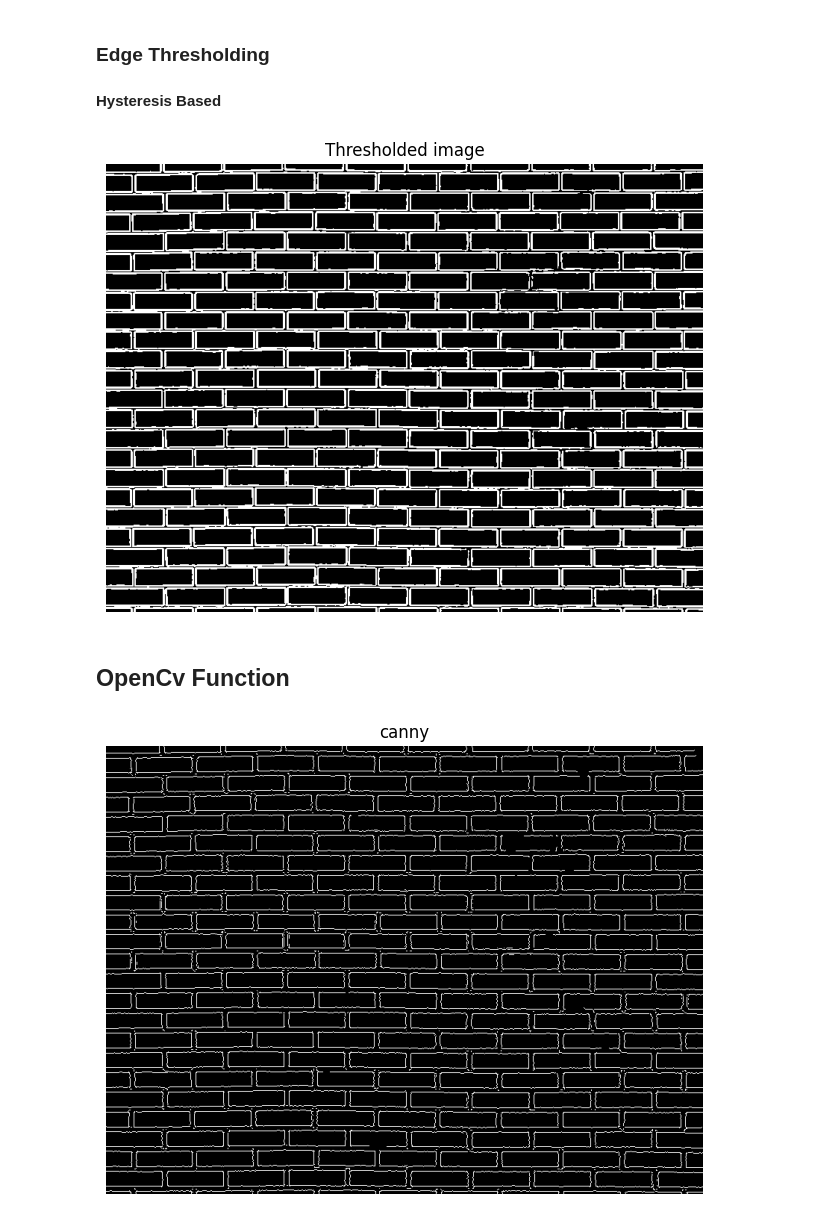
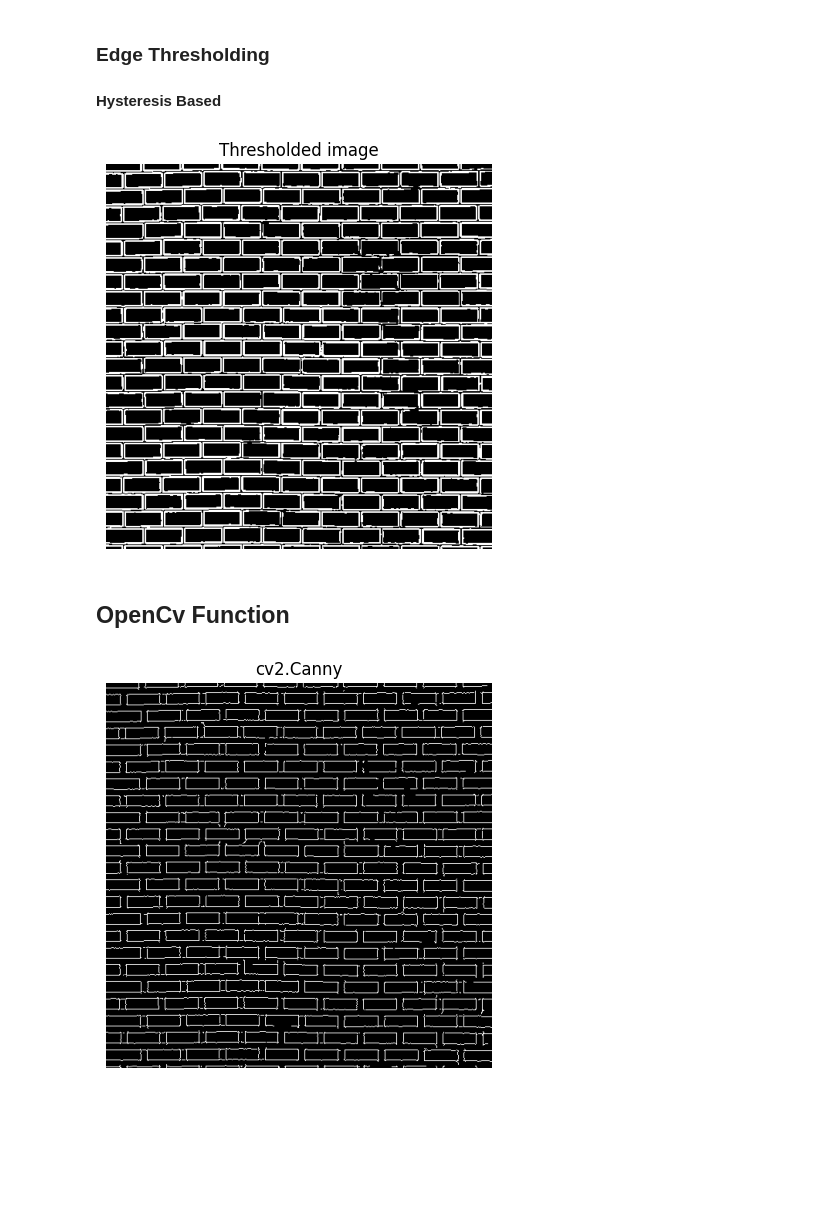
Before and after one commit to GeraGzGm/My_Courses, a Jupyter notebook: Fisrt Principles of Computer Vision/Features and Boundaries/Edge Detection Canny/CannyEdgeDetector.ipynb, the cells around one changed output. Saved outputs shown, nothing was run; the diff lists cells and outputs as text; code cells hidden in the pictures; blank space fills up the shorter version.

Commit message:
CannyEdgeDetector

```diff
--- a/Fisrt Principles of Computer Vision/Features and Boundaries/Edge Detection Canny/CannyEdgeDetector.ipynb
+++ b/Fisrt Principles of Computer Vision/Features and Boundaries/Edge Detection Canny/CannyEdgeDetector.ipynb
@@ -23,7 +23,7 @@ def plot_img(img, title):
     plt.show()
 # %%
 img_color = cv2.imread(dir_path+im_name) #Read image in grey scale
-img_color = cv2.resize(img_color, (800,600), interpolation = cv2.INTER_CUBIC)
+img_color = cv2.resize(img_color, (500,500), interpolation = cv2.INTER_CUBIC)
 img = cv2.cvtColor(img_color,cv2.COLOR_BGR2GRAY)
 plot_img(img, "Gray Image")
 # %% [output]
@@ -54,5 +54,5 @@ def Gaussian_filter(image :np.array, size :int, sigma : float, verbose = False)
 
     return filtered
 
-blurred = Gaussian_filter(img,size = 11,sigma = 5)
+blurred = Gaussian_filter(img,size = 9,sigma = 4.5)
 # %% [output]
@@ -160,8 +159,8 @@ moves = [[-1, 0],
          [0, -1],
          [-1, -1]]
 # %%
-T0 = 80
-T1 = 150
+T0 = 100
+T1 = 180
 
 
 threshold = np.zeros_like(img)
@@ -181,12 +180,12 @@ for i in range(f):
 
 plot_img(threshold,"Thresholded image")
 # %% [output]
-[figure, old version]
+[figure, new version]
 # %% [markdown]
 ## OpenCv Function
 # %%
 # Canny Edge Detection
-edges = cv2.Canny(image=blurred, threshold1=25, threshold2=30)
-plot_img(edges, "canny")
+edges = cv2.Canny(image=blurred, threshold1=30, threshold2=40)
+plot_img(edges, "cv2.Canny")
 # %% [output]
-[figure, old version]
+[figure, new version]
```
Also changed, not shown: parts of 5 cells of this notebook, 4 other files.
